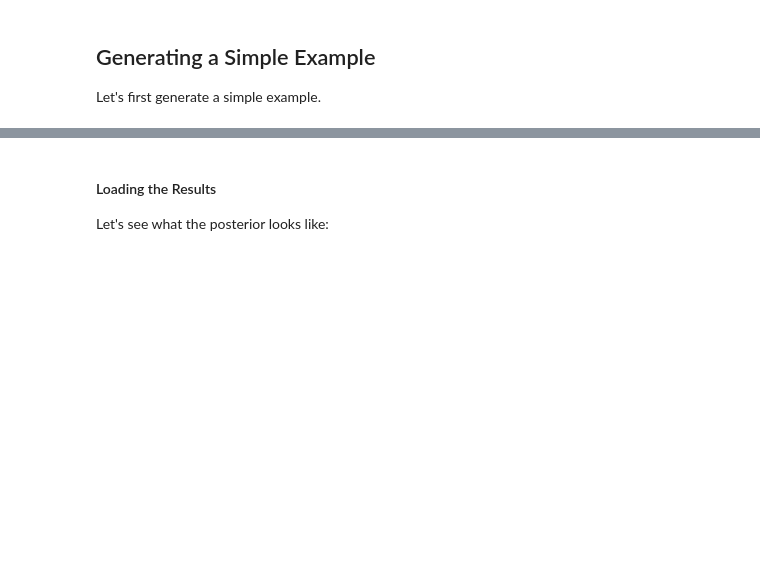
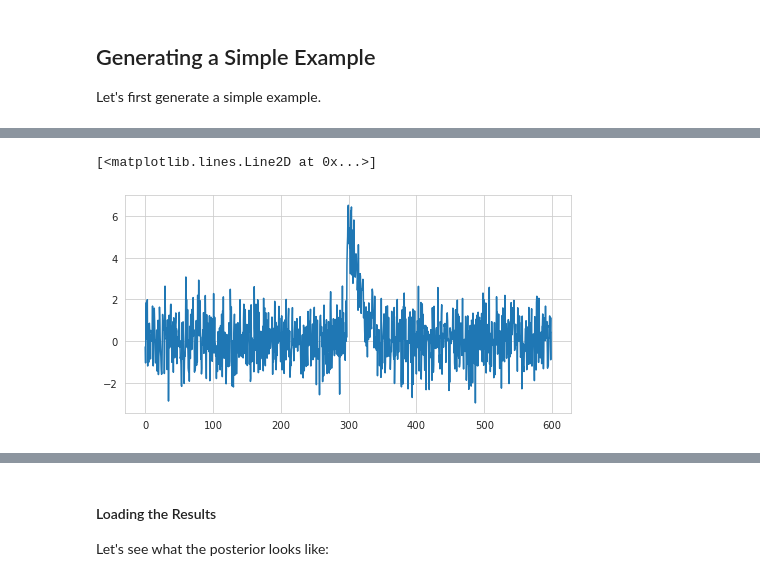
Before and after one commit to MHoogkamer/magnetron2_FRB, a Jupyter notebook: notebooks/ExploreOutput.ipynb, the cells around one changed output, grey strips where cells are left out. Drawn from its saved outputs; the diff is of its cells as text; code cells hidden in the pictures; blank space fills up the shorter version.

```diff
--- a/notebooks/ExploreOutput.ipynb
+++ b/notebooks/ExploreOutput.ipynb
@@ -61,3 +57,17 @@ ax.plot(time, data_test)
+# %%
+# Test data from Jason: "simple" burst
+path = "/mnt/c/Users/Mariska Hoogkamer/Documents/UvA/FRBs/burst_profiles_M81R_Jan14-Mar17/data1/kenzie/M81_monitoring/bursts/numpy_profiles/"
+data_test = np.load(path + "B10_Jan14_profile.npy") # Jansky (spectral flux density)
+
+dt = 0.512 #5.12us resolution (except B2 on Jan 14 and B1,B2 on Feb21 which are all 40.96us resolution)
+time = np.arange(0, dt*len(data_test), dt)
+
+fig, ax = plt.subplots(1, 1, figsize=(8,4))
+
+ax.plot(time, data_test)
+# %% [output]
+[<matplotlib.lines.Line2D at 0x...>]
+[figure, added]
 # %%
 # convert numpy array to dataframe
 # adding time and flux error columns
```
Also changed, not shown: parts of 20 cells of this notebook, 2 other files.
